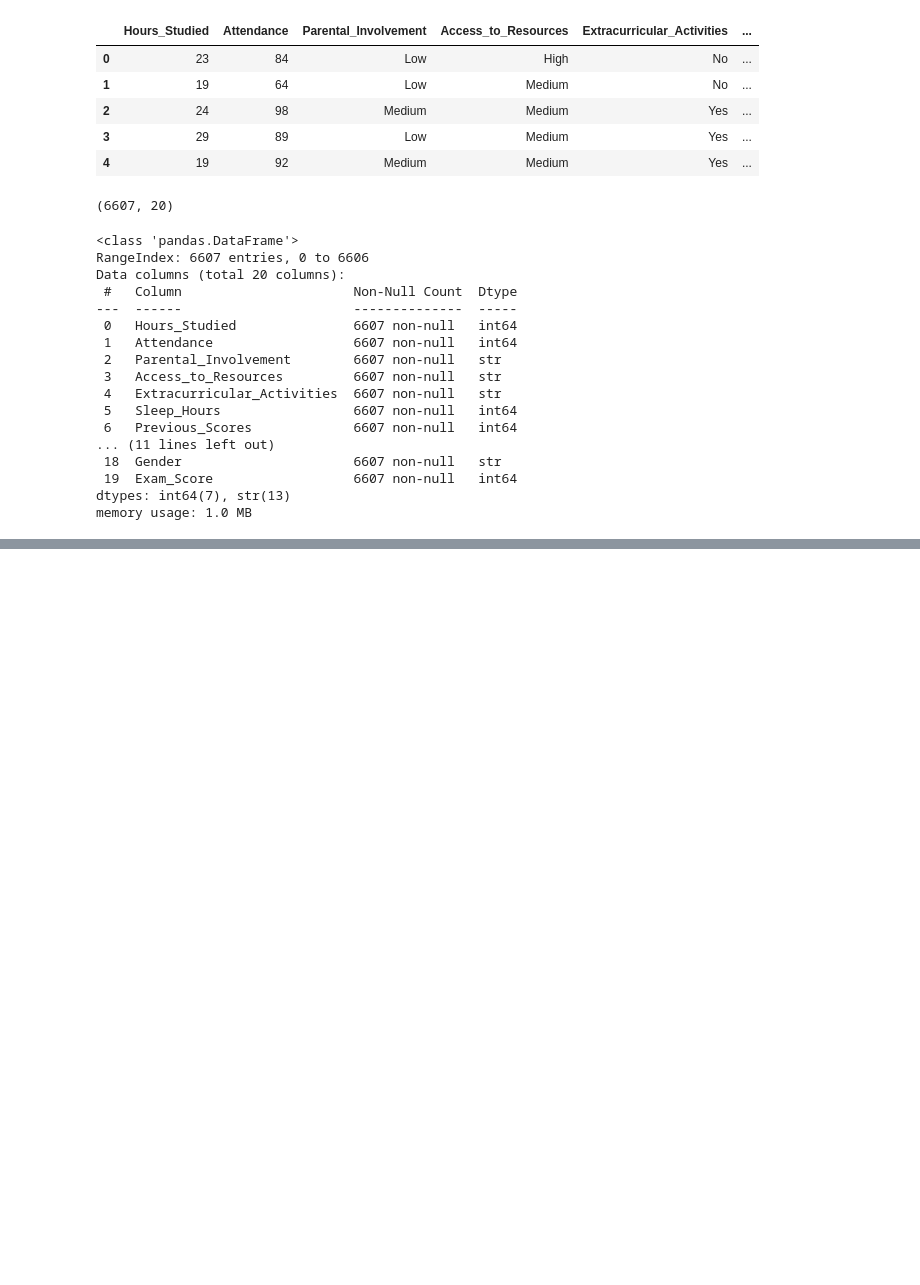
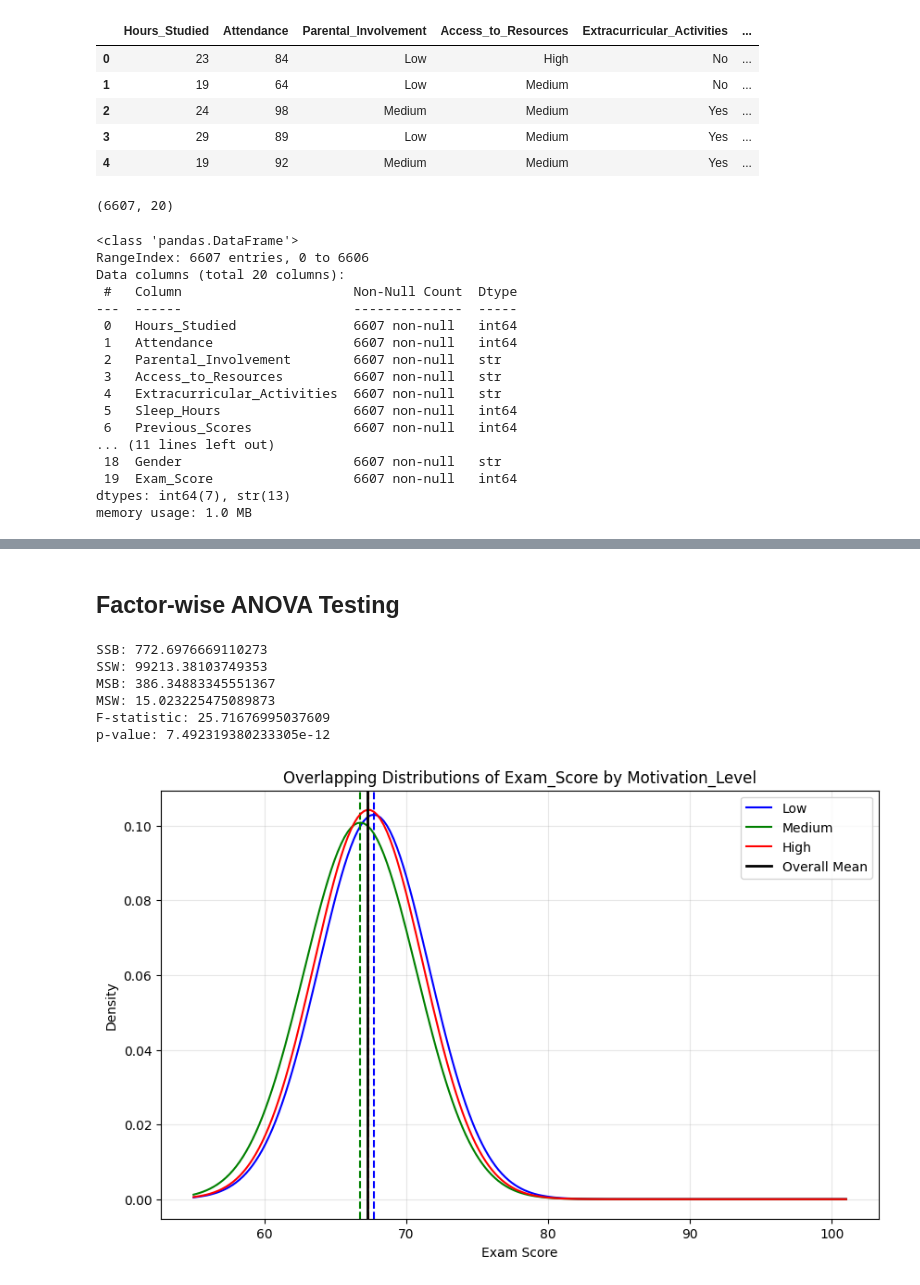
Before and after one commit to Sameer280406/TeamAnova, a Jupyter notebook: main.ipynb, the cells around one changed output, grey strips where cells are left out. Saved outputs shown, nothing was run; the diff lists cells and outputs as text; code cells hidden in the pictures; blank space fills up the shorter version.

```diff
--- a/main.ipynb
+++ b/main.ipynb
@@ -44,0 +86,2 @@ memory usage: 1.0 MB
+# %% [markdown]
+## **Factor-wise ANOVA Testing**
@@ -44,0 +93,52 @@ memory usage: 1.0 MB
+# %%
+group_means = [np.mean(g) for g in groups]
+overall_mean = np.mean(np.concatenate(groups))
+n_i = [len(g) for g in groups]
+k = len(groups)
+N = sum(n_i)
+# SSB
+SSB = sum(n_i[i] * (group_means[i] - overall_mean)**2 for i in range(k))
+# SSW
+SSW = sum(sum((x - group_means[i])**2 for x in groups[i]) for i in range(k))
+# Degrees of freedom
+df_between = k - 1
+df_within = N - k
+# MS
+MSB = SSB / df_between
+MSW = SSW / df_within
+# F
+F_stat, p_value = f_oneway(*groups)
+print("SSB:", SSB)
+print("SSW:", SSW)
+print("MSB:", MSB)
+print("MSW:", MSW)
+print("F-statistic:", F_stat)
+print("p-value:", p_value)
+# %% [output]
+SSB: 772.6976669110273
+SSW: 99213.38103749353
+MSB: 386.34883345551367
+MSW: 15.023225475089873
+F-statistic: 25.71676995037609
+p-value: 7.492319380233305e-12
+# %%
+plt.figure(figsize=(10,6))
+for i, g in enumerate(groups):
+    mean = np.mean(g)
+    std = np.std(g)
+    x = np.linspace(min(df[target]), max(df[target]), 200)
+    y = norm.pdf(x, mean, std)
+    # Curve
+    plt.plot(x, y, color=colors[i], label=f"{group_names[i]}")
+    # Mean line
+    plt.axvline(mean, color=colors[i], linestyle='--')
+# Overall mean
+plt.axvline(overall_mean, color='black', linewidth=2, label='Overall Mean')
+plt.title(f"Overlapping Distributions of {target} by {factor}")
+plt.xlabel("Exam Score")
+plt.ylabel("Density")
+plt.legend()
+plt.grid(alpha=0.3)
+plt.show()
+# %% [output]
+[figure, added]
```
Also changed, not shown: parts of 20 cells of this notebook, 1 other file.
